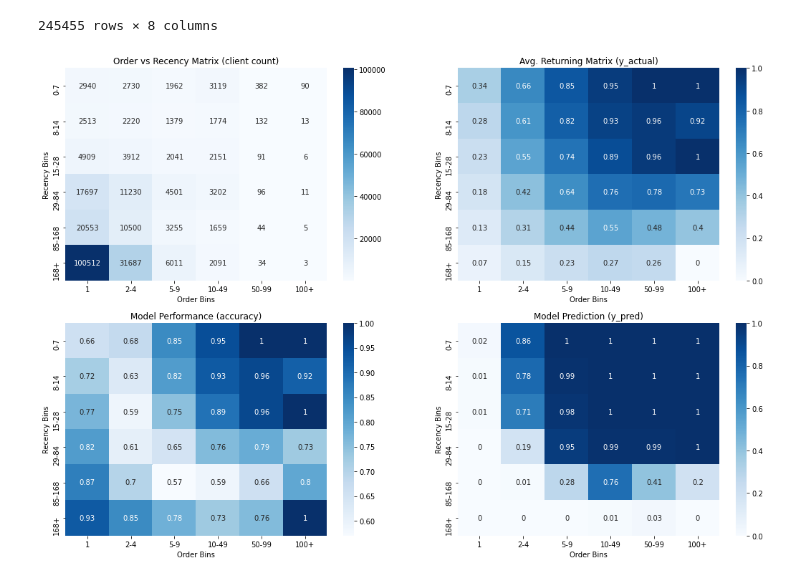
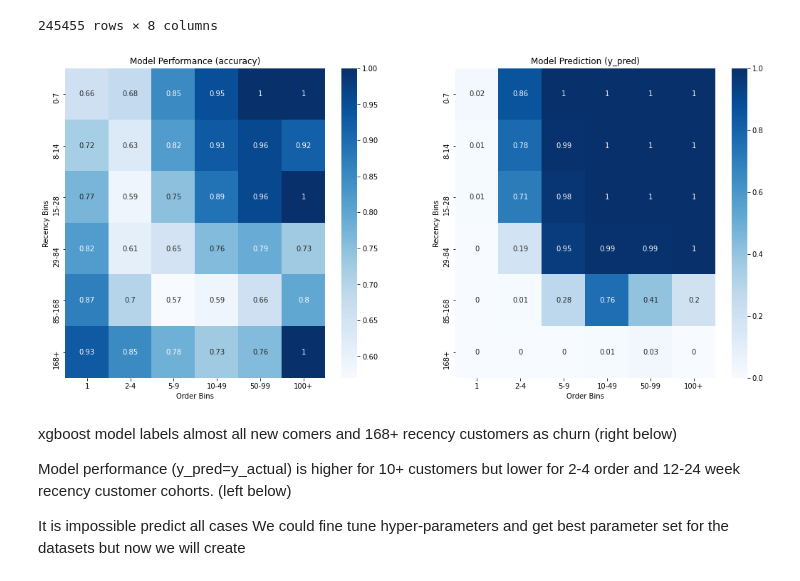
Before and after one commit to hks-task/churn-model, a Jupyter notebook: notebooks/6.model_results+interpretation.ipynb, the cells around one changed output. Drawn from its saved outputs; the diff is of its cells as text; code cells hidden in the pictures.

```diff
--- a/notebooks/6.model_results+interpretation.ipynb
+++ b/notebooks/6.model_results+interpretation.ipynb
@@ -193,27 +193,24 @@ customer_count = predicted.pivot_table(columns='order_binned',
 model_performance = predicted.pivot_table(columns='order_binned',
                                      index='recency_binned', values='is_true', aggfunc='mean')
 # %%
-fig, [[ax0, ax1], [ax2, ax3]] = plt.subplots(2,2, figsize=(18, 12))
+fig, (ax0,ax1) = plt.subplots(1,2, figsize=(18, 8))
 
-sns.heatmap(data = round(customer_count, 2), annot = True, cmap='Blues', fmt='g', ax=ax0)
-ax0.set_title('Order vs Recency Matrix (client count)')
+sns.heatmap(data = round(model_performance, 2), annot = True, cmap='Blues', fmt='g', ax=ax0)
+ax0.set_title('Model Performance (accuracy)')
 ax0.set_xlabel('Order Bins')
 ax0.set_ylabel('Recency Bins')
 
-sns.heatmap(data = round(y_actual, 2), annot = True, cmap='Blues', fmt='g', ax=ax1)
-ax1.set_title('Avg. Returning Matrix (y_actual)')
+sns.heatmap(data = round(y_pred, 2), annot = True, cmap='Blues', fmt='g', ax=ax1)
+ax1.set_title('Model Prediction (y_pred)')
 ax1.set_xlabel('Order Bins')
 ax1.set_ylabel('Recency Bins')
-
-sns.heatmap(data = round(model_performance, 2), annot = True, cmap='Blues', fmt='g', ax=ax2)
-ax2.set_title('Model Performance (accuracy)')
-ax2.set_xlabel('Order Bins')
-ax2.set_ylabel('Recency Bins')
-
-sns.heatmap(data = round(y_pred, 2), annot = True, cmap='Blues', fmt='g', ax=ax3)
-ax3.set_title('Model Prediction (y_pred)')
-ax3.set_xlabel('Order Bins')
-ax3.set_ylabel('Recency Bins')
 plt.show()
 # %% [output]
-[figure, old version]
+[figure, new version]
+# %% [markdown]
+xgboost model labels almost all new comers and 168+ recency customers as churn (right below)
+
+Model performance (y_pred=y_actual) is higher for 10+ customers but lower for 2-4 order and 12-24 week recency customer cohorts. (left below)
+
+
+It is impossible predict all cases We could fine tune hyper-parameters and get best parameter set for the datasets but now we will create
```
Also changed, not shown: 1 other file.
